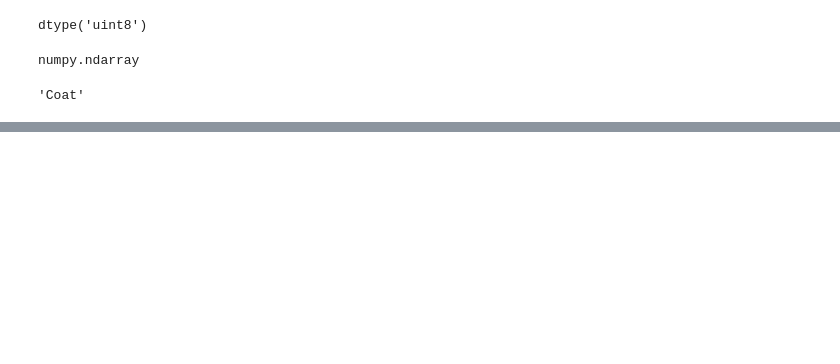
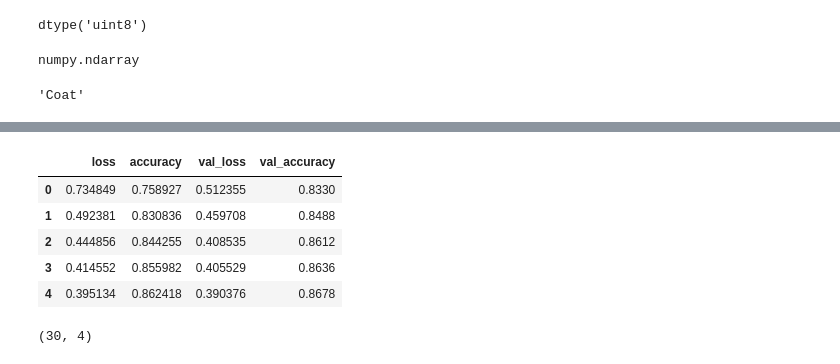
Before and after one commit to halapano/jupyter_note, a Jupyter notebook: selfStarter/tensorflow2/tensorflow_hands_on.ipynb, the cells around one changed output, grey strips where cells are left out. Cells and saved outputs as stored; diff of their text form; code cells hidden in the pictures; blank space fills up the shorter version.

```diff
--- a/selfStarter/tensorflow2/tensorflow_hands_on.ipynb
+++ b/selfStarter/tensorflow2/tensorflow_hands_on.ipynb
@@ -73,0 +195,14 @@ class_names[y_train[0]]
+# %%
+history_df = pd.DataFrame(history.history)
+history_df.head()
+# %% [output]
+|  | loss | accuracy | val_loss | val_accuracy |
+| 0 | 0.734849 | 0.758927 | 0.512355 | 0.8330 |
+| 1 | 0.492381 | 0.830836 | 0.459708 | 0.8488 |
+| 2 | 0.444856 | 0.844255 | 0.408535 | 0.8612 |
+| 3 | 0.414552 | 0.855982 | 0.405529 | 0.8636 |
+| 4 | 0.395134 | 0.862418 | 0.390376 | 0.8678 |
+# %%
+history_df.shape
+# %% [output]
+(30, 4)
```
Also changed, not shown: parts of 28 cells of this notebook.
